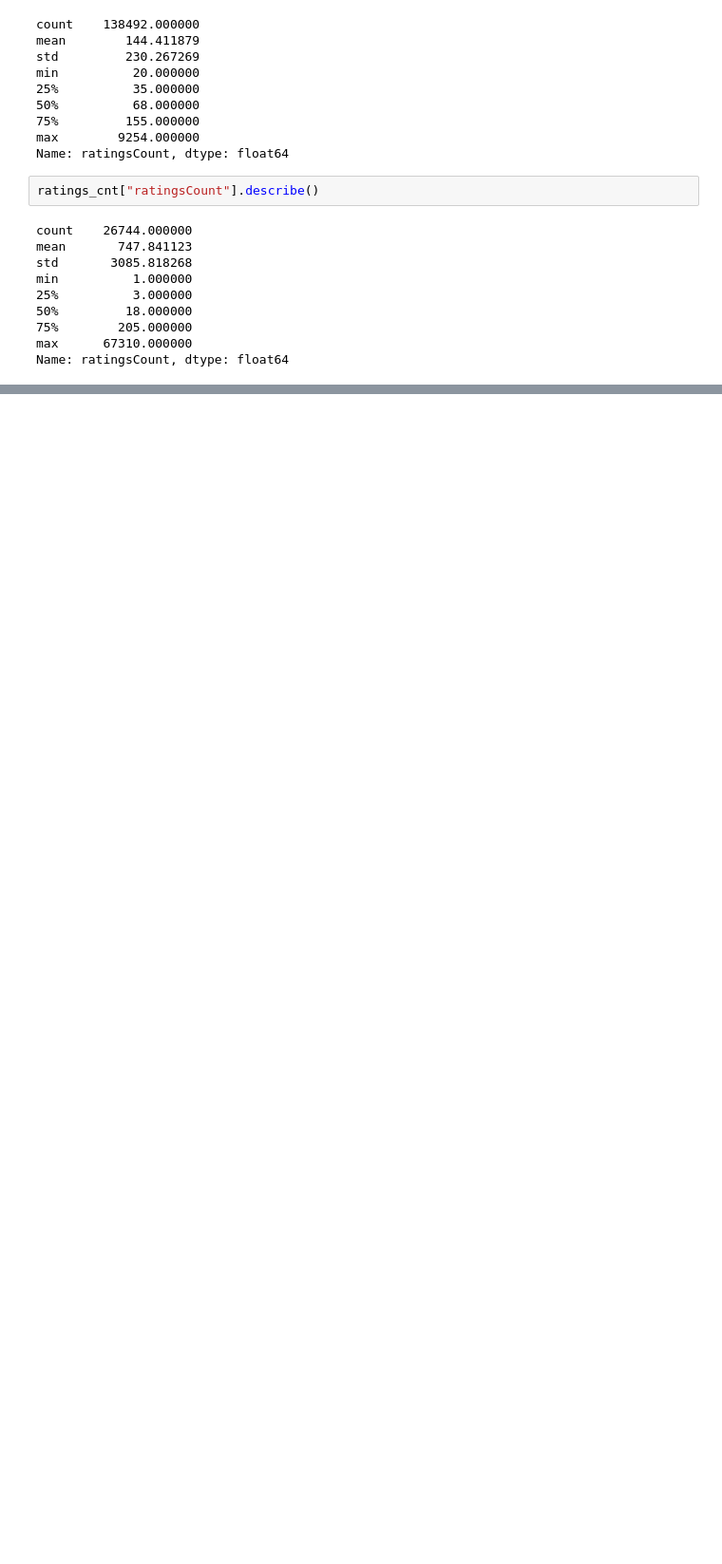
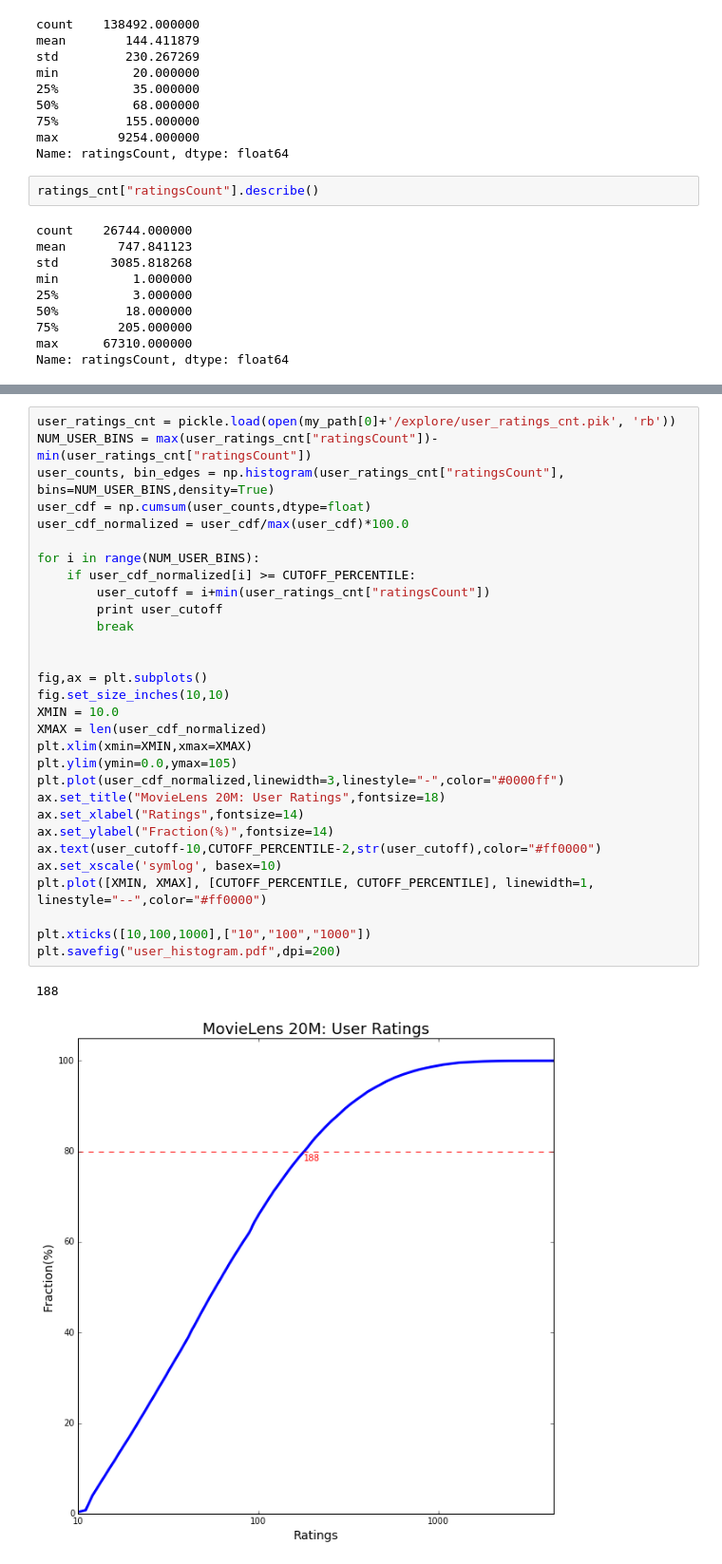
Before and after one commit to anatef/COS424_project, a Jupyter notebook: explore_data.ipynb, the cells around one changed output, grey strips where cells are left out. Shown at 95% size. Cells and saved outputs as stored; diff of their text form; blank space fills up the shorter version.

```diff
--- a/explore_data.ipynb
+++ b/explore_data.ipynb
@@ -161,0 +157,33 @@ filtered_movie_ratings_cnt
+# %%
+user_ratings_cnt = pickle.load(open(my_path[0]+'/explore/user_ratings_cnt.pik', 'rb'))
+NUM_USER_BINS = max(user_ratings_cnt["ratingsCount"])-min(user_ratings_cnt["ratingsCount"])
+user_counts, bin_edges = np.histogram(user_ratings_cnt["ratingsCount"], bins=NUM_USER_BINS,density=True)
+user_cdf = np.cumsum(user_counts,dtype=float)
+user_cdf_normalized = user_cdf/max(user_cdf)*100.0
+
+for i in range(NUM_USER_BINS):
+    if user_cdf_normalized[i] >= CUTOFF_PERCENTILE:
+        user_cutoff = i+min(user_ratings_cnt["ratingsCount"])
+        print user_cutoff
+        break
+
+
+fig,ax = plt.subplots()
+fig.set_size_inches(10,10)
+XMIN = 10.0
+XMAX = len(user_cdf_normalized)
+plt.xlim(xmin=XMIN,xmax=XMAX)
+plt.ylim(ymin=0.0,ymax=105)
+plt.plot(user_cdf_normalized,linewidth=3,linestyle="-",color="#0000ff")
+ax.set_title("MovieLens 20M: User Ratings",fontsize=18)
+ax.set_xlabel("Ratings",fontsize=14)
+ax.set_ylabel("Fraction(%)",fontsize=14)
+ax.text(user_cutoff-10,CUTOFF_PERCENTILE-2,str(user_cutoff),color="#ff0000")
+ax.set_xscale('symlog', basex=10)
+plt.plot([XMIN, XMAX], [CUTOFF_PERCENTILE, CUTOFF_PERCENTILE], linewidth=1, linestyle="--",color="#ff0000")
+
+plt.xticks([10,100,1000],["10","100","1000"])
+plt.savefig("user_histogram.pdf",dpi=200)
+# %% [output]
+188
+[figure, added]
```
Also changed, not shown: parts of 9 cells of this notebook, 2 other files.
